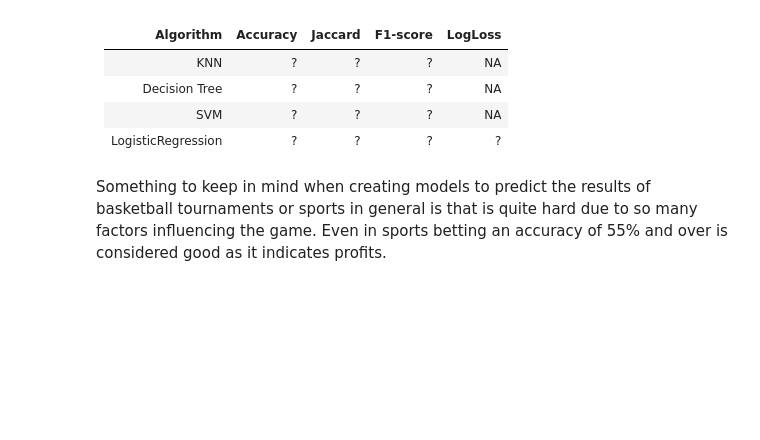
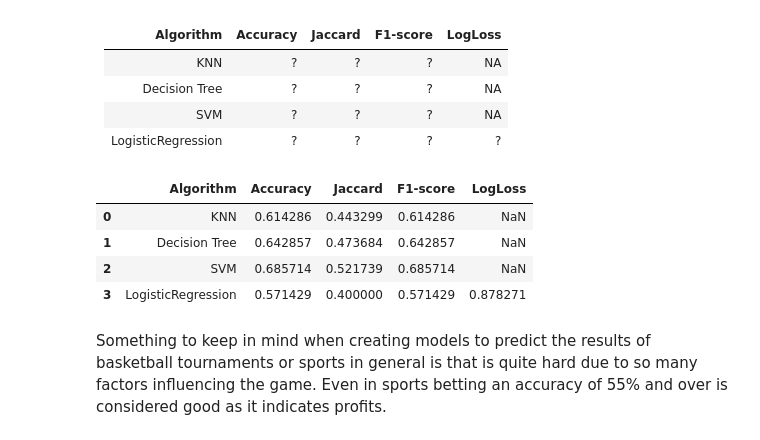
Before and after one commit to carlos-calderon-cabezas/classification-basketball, a Jupyter notebook: DS_8_Assignment.ipynb, the cells around one changed output. Saved outputs shown, nothing was run; the diff lists cells and outputs as text; code cells hidden in the pictures; blank space fills up the shorter version.

```diff
--- a/DS_8_Assignment.ipynb
+++ b/DS_8_Assignment.ipynb
@@ -336,2 +525,10 @@ Decision Tree
 # %% [markdown]
 SVM
+# %%
+y_pred_svm = best_svm_classifier.predict(test_X)
+f1_svm = f1_score(test_y, y_pred_svm, average= "micro")
+jaccard_svm = jaccard_index(y_pred_svm, test_y)
+acc_score_svm = accuracy_score(test_y, y_pred_svm)
+print(f"Accuracy score for SVM: {acc_score_svm}")
+print(f"F1_score for SVM: {f1_svm}")
+print(f"Jaccard index for SVM: {jaccard_svm}")
@@ -338,2 +539,10 @@ SVM
 # %% [markdown]
 Logistic Regression
+# %%
+y_pred_logreg = log_reg.predict(test_X)
+f1_logreg = f1_score(test_y, y_pred_logreg, average= "micro")
+jaccard_logreg = jaccard_index(y_pred_logreg, test_y)
+acc_score_logreg = accuracy_score(test_y, y_pred_logreg)
+print(f"Accuracy score for logreg: {acc_score_logreg}")
+print(f"F1_score for logreg: {f1_logreg}")
+print(f"Jaccard index for logreg: {jaccard_logreg}")
@@ -339,0 +553,4 @@ Logistic Regression
+# %%
+y_pred_proba = log_reg.predict_proba(test_X)
+loss_logreg = log_loss(test_y, y_pred_proba)
+print(f"Log Loss: {loss_logreg}")
@@ -347,6 +566,28 @@ You should be able to report the accuracy of the built model using different eva
 | Decision Tree      |     ?    |     ?    |     ?     | NA      |
 | SVM                |     ?    |     ?    |     ?     | NA      |
 | LogisticRegression |     ?    |     ?    |     ?     |     ?   |
+# %%
+algorithms = ["KNN", "Decision Tree", "SVM", "LogisticRegression"]
+accuracies = [acc_score_knn, acc_score_tree, acc_score_svm, acc_score_logreg]
+jaccards = [jaccard_knn, jaccard_tree, jaccard_svm, jaccard_logreg]
+f1_scores = [f1_knn, f1_tree, f1_svm, f1_logreg]
+log_losses = [np.nan, np.nan, np.nan, loss_logreg]
+# %%
+scores_report = pd.DataFrame({
+    "Algorithm": algorithms,
+    "Accuracy": accuracies,
+    "Jaccard": jaccards,
+    "F1-score": f1_scores,
+    "LogLoss": log_losses
+})
+
+display(scores_report)
+# %% [output]
+|  | Algorithm | Accuracy | Jaccard | F1-score | LogLoss |
+| 0 | KNN | 0.614286 | 0.443299 | 0.614286 | NaN |
+| 1 | Decision Tree | 0.642857 | 0.473684 | 0.642857 | NaN |
+| 2 | SVM | 0.685714 | 0.521739 | 0.685714 | NaN |
+| 3 | LogisticRegression | 0.571429 | 0.400000 | 0.571429 | 0.878271 |
 # %% [markdown]
 Something to keep in mind when creating models to predict the results of basketball tournaments or sports in general is that is quite hard due to so many factors influencing the game. Even in sports betting an accuracy of 55% and over is considered good as it indicates profits.
 # %% [markdown]
```
Also changed, not shown: parts of 21 cells of this notebook.
